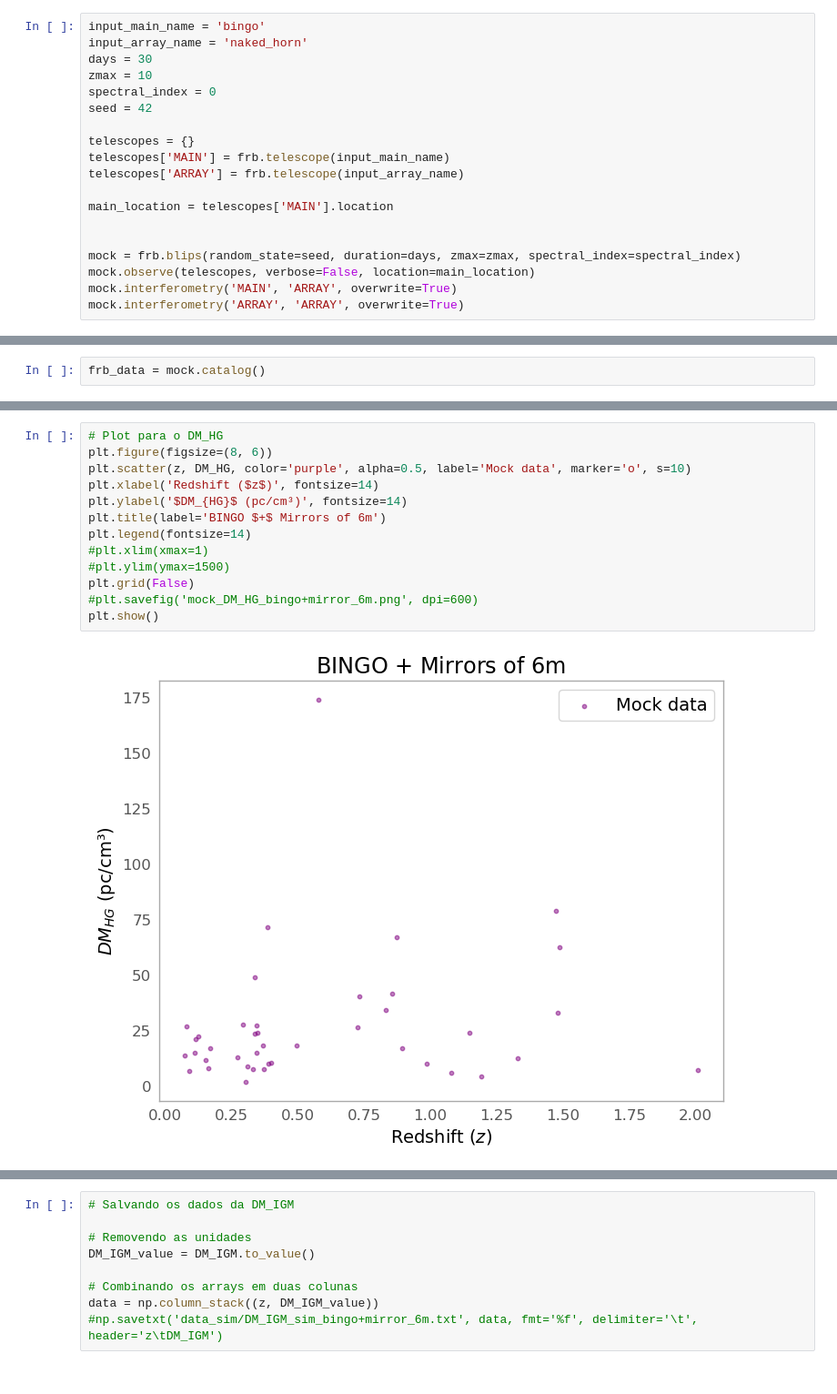
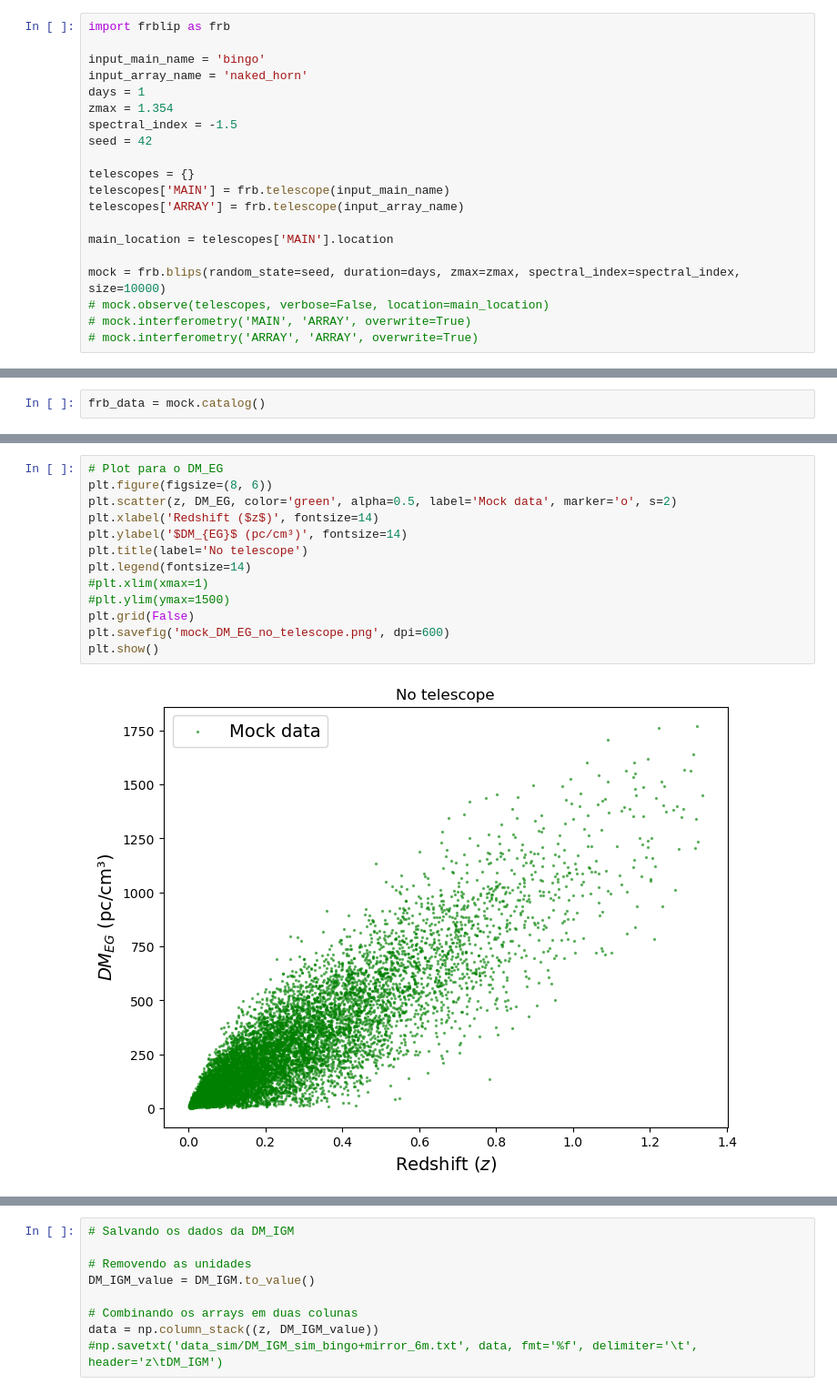
Before and after one commit to lazarolima/frblip, a Jupyter notebook: examples/quick_start.ipynb, the cells around one changed output, grey strips where cells are left out. Shown at 91% size. Drawn from its saved outputs; the diff is of its cells as text.

```diff
--- a/examples/quick_start.ipynb
+++ b/examples/quick_start.ipynb
@@ -8,11 +8,13 @@ import matplotlib.pyplot as plt
 # %% [markdown]
 ## Create a mock of Cosmic Bursts
 # %%
+import frblip as frb
+
 input_main_name = 'bingo'
 input_array_name = 'naked_horn'
-days = 30
-zmax = 10
-spectral_index = 0
+days = 1
+zmax = 1.354
+spectral_index = -1.5
 seed = 42
 
 telescopes = {}
@@ -21,10 +23,9 @@ telescopes['ARRAY'] = frb.telescope(input_array_name)
 
 main_location = telescopes['MAIN'].location
 
-
-mock = frb.blips(random_state=seed, duration=days, zmax=zmax, spectral_index=spectral_index)
-mock.observe(telescopes, verbose=False, location=main_location)
-mock.interferometry('MAIN', 'ARRAY', overwrite=True)
-mock.interferometry('ARRAY', 'ARRAY', overwrite=True)
+mock = frb.blips(random_state=seed, duration=days, zmax=zmax, spectral_index=spectral_index, size=10000)
+# mock.observe(telescopes, verbose=False, location=main_location)
+# mock.interferometry('MAIN', 'ARRAY', overwrite=True)
+# mock.interferometry('ARRAY', 'ARRAY', overwrite=True)
 # %%
 mock.redshift
@@ -140,15 +132,15 @@ plt.show()
 # %%
-# Plot para o DM_HG
+# Plot para o DM_EG
 plt.figure(figsize=(8, 6))
-plt.scatter(z, DM_HG, color='purple', alpha=0.5, label='Mock data', marker='o', s=10)
+plt.scatter(z, DM_EG, color='green', alpha=0.5, label='Mock data', marker='o', s=2)
 plt.xlabel('Redshift ($z$)', fontsize=14)
-plt.ylabel('$DM_{HG}$ (pc/cm³)', fontsize=14)
-plt.title(label='BINGO $+$ Mirrors of 6m')
+plt.ylabel('$DM_{EG}$ (pc/cm³)', fontsize=14)
+plt.title(label='No telescope')
 plt.legend(fontsize=14)
 #plt.xlim(xmax=1)
 #plt.ylim(ymax=1500)
 plt.grid(False)
-#plt.savefig('mock_DM_HG_bingo+mirror_6m.png', dpi=600)
+plt.savefig('mock_DM_EG_no_telescope.png', dpi=600)
 plt.show()
 # %% [output]
-[figure, old version]
+[figure, new version]
```
Also changed, not shown: parts of 21 cells of this notebook, 30 other files.
